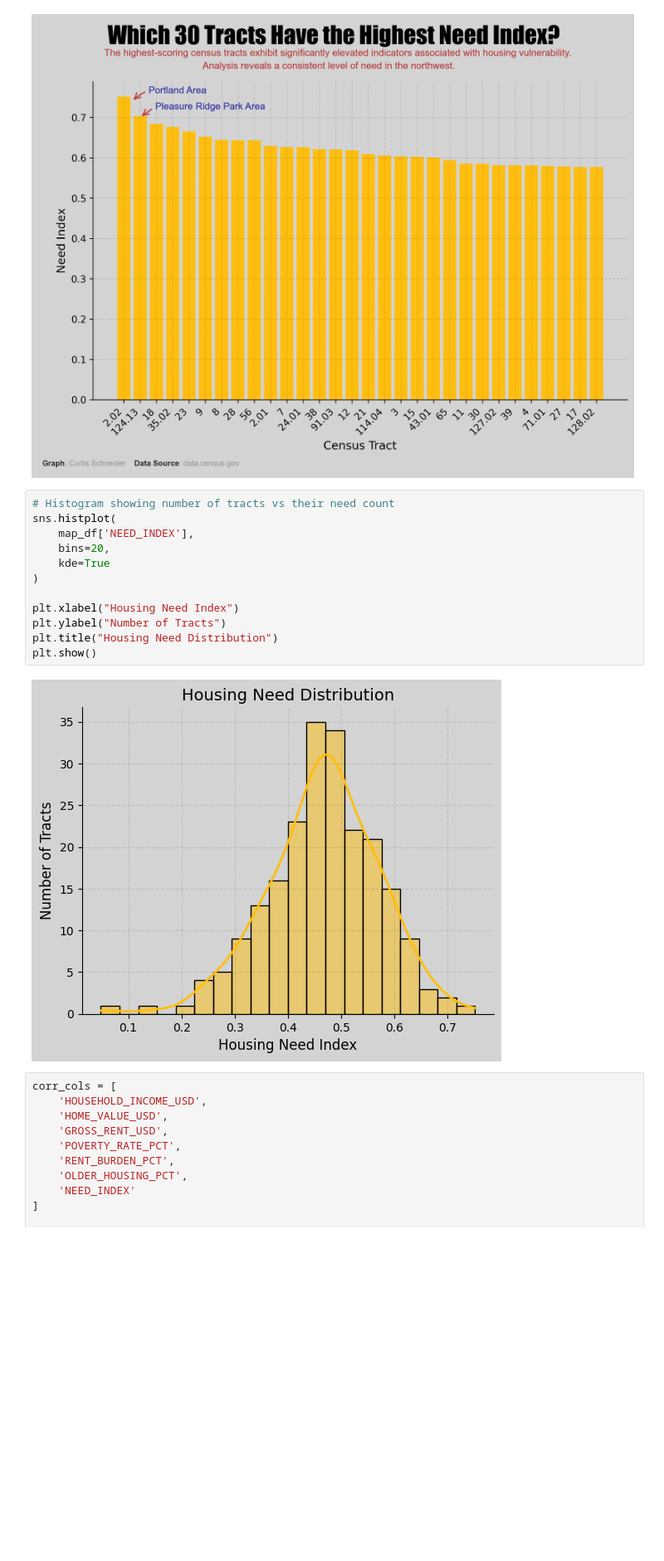
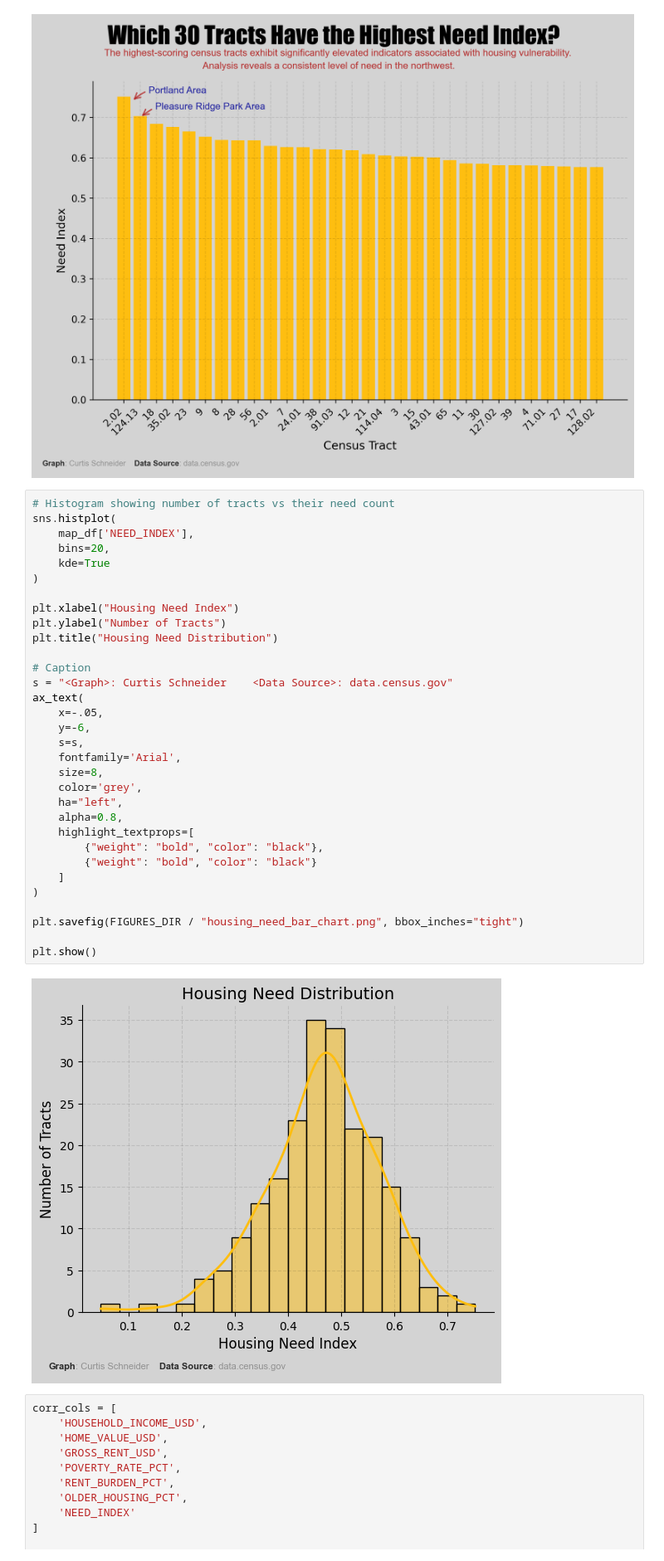
Before and after one commit to Code-You-Contributors/HUD_data_master, a Jupyter notebook: Curtis/visualizations.ipynb, the cells around one changed output. Shown at 83% size. Drawn from its saved outputs; the diff is of its cells as text; blank space fills up the shorter version.

Commit message:
visualizations updated and added

```diff
--- a/Curtis/visualizations.ipynb
+++ b/Curtis/visualizations.ipynb
@@ -479,17 +561,37 @@ plt.show()
 # %%
 # Histogram showing number of tracts vs their need count
 sns.histplot(
     map_df['NEED_INDEX'],
     bins=20,
     kde=True
 )
 
 plt.xlabel("Housing Need Index")
 plt.ylabel("Number of Tracts")
 plt.title("Housing Need Distribution")
+
+# Caption
+s = "<Graph>: Curtis Schneider    <Data Source>: data.census.gov"
+ax_text(
+    x=-.05,
+    y=-6,
+    s=s,
+    fontfamily='Arial',
+    size=8,
+    color='grey',
+    ha="left",
+    alpha=0.8,
+    highlight_textprops=[
+        {"weight": "bold", "color": "black"},
+        {"weight": "bold", "color": "black"}
+    ]
+)
+
+plt.savefig(FIGURES_DIR / "housing_need_bar_chart.png", bbox_inches="tight")
+
 plt.show()
 # %% [output]
-[figure, old version]
+[figure, new version]
 # %%
 corr_cols = [
     'HOUSEHOLD_INCOME_USD',
```
Also changed, not shown: parts of 6 cells of this notebook, 8 other files.
